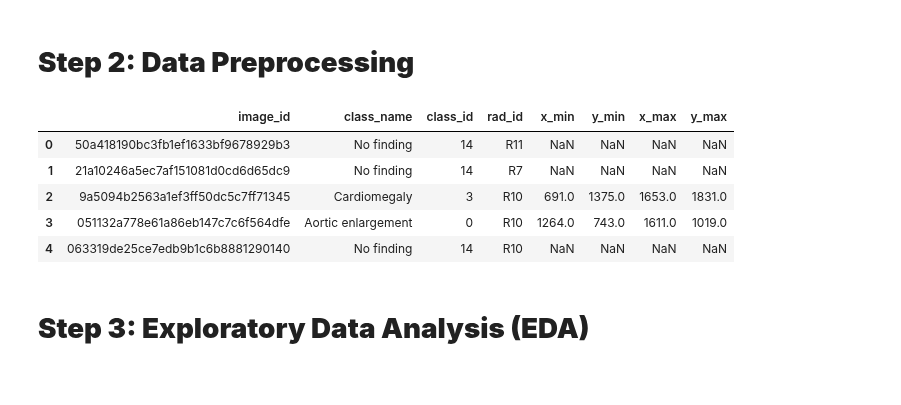
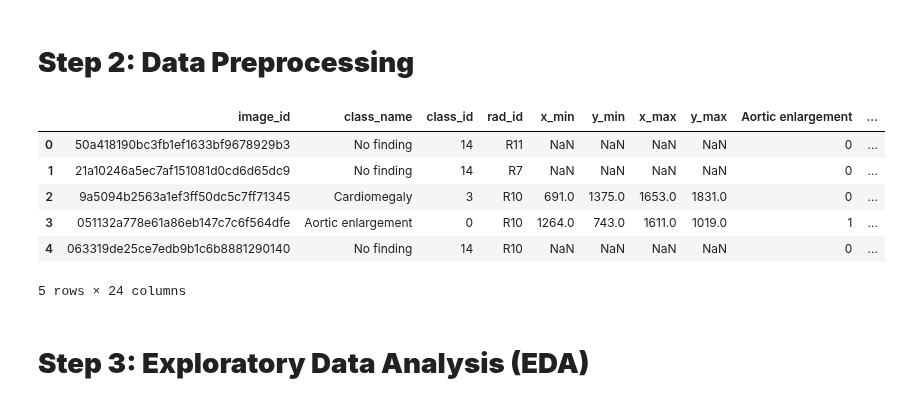
Before and after one commit to bjorneme/master_thesis, a Jupyter notebook: EDA/EDA_VinDr_CXR.ipynb, the cells around one changed output. Saved outputs shown, nothing was run; the diff lists cells and outputs as text; code cells hidden in the pictures.

Commit message:
Implement label distribution EDA

```diff
--- a/EDA/EDA_VinDr_CXR.ipynb
+++ b/EDA/EDA_VinDr_CXR.ipynb
@@ -36,39 +42,54 @@ disease_labels = [
     "ILD",
     "Infiltration",
     "Lung Opacity",
     "Nodule/Mass",
     "Other lesion",
     "Pleural effusion",
     "Pleural thickening",
     "Pneumothorax",
     "Pulmonary fibrosis"
 ]
 
 def load_labels(csv_path, image_path):
     """
     Loads and preprocesses the labels from the CSV file.
     Maps each image to its corresponding file path and binary labels for each disease.
     """
 
     # Read the CSV file containing labels
     labels_df = pd.read_csv(csv_path)
 
+    # Create binary columns for each disease label
+    for disease in disease_labels:
+        labels_df[disease] = labels_df['class_name'].str.contains(disease).astype(int)
+
+    # Create a binary column for 'No Finding'
+    labels_df['No finding'] = labels_df['class_name'].apply(lambda x: 1 if 'No finding' in x else 0)
+
+    # Map image filenames to their full paths
+    image_paths = glob(os.path.join(image_path, '**', 'images', '*.png'), recursive=True)
+    img_path_dict = {os.path.basename(path): path for path in image_paths}
+
+    # Add the full image path to the dataframe
+    labels_df['Path'] = labels_df['image_id'].map(lambda x:os.path.join('/kaggle/input/vinbigdata-chest-xray-original-png/train', str(x)+'.png'))
+
     return labels_df
 
 # Path to the labels CSV file
 labels_csv_path = os.path.join(EXTRACTED_PATH, 'train.csv')
 
 # Load and preprocess the labels
 labels_df = load_labels(labels_csv_path, EXTRACTED_PATH)
 
 labels_df.head()
 # %% [output]
-|  | image_id | class_name | class_id | rad_id | x_min | y_min | x_max | y_max |
-| 0 | 50a418190bc3fb1ef1633bf9678929b3 | No finding | 14 | R11 | NaN | NaN | NaN | NaN |
-| 1 | 21a10246a5ec7af151081d0cd6d65dc9 | No finding | 14 | R7 | NaN | NaN | NaN | NaN |
-| 2 | 9a5094b2563a1ef3ff50dc5c7ff71345 | Cardiomegaly | 3 | R10 | 691.0 | 1375.0 | 1653.0 | 1831.0 |
-| 3 | 051132a778e61a86eb147c7c6f564dfe | Aortic enlargement | 0 | R10 | 1264.0 | 743.0 | 1611.0 | 1019.0 |
-| 4 | 063319de25ce7edb9b1c6b8881290140 | No finding | 14 | R10 | NaN | NaN | NaN | NaN |
+|  | image_id | class_name | class_id | rad_id | x_min | y_min | x_max | y_max | Aortic enlargement | ... |
+| 0 | 50a418190bc3fb1ef1633bf9678929b3 | No finding | 14 | R11 | NaN | NaN | NaN | NaN | 0 | ... |
+| 1 | 21a10246a5ec7af151081d0cd6d65dc9 | No finding | 14 | R7 | NaN | NaN | NaN | NaN | 0 | ... |
+| 2 | 9a5094b2563a1ef3ff50dc5c7ff71345 | Cardiomegaly | 3 | R10 | 691.0 | 1375.0 | 1653.0 | 1831.0 | 0 | ... |
+| 3 | 051132a778e61a86eb147c7c6f564dfe | Aortic enlargement | 0 | R10 | 1264.0 | 743.0 | 1611.0 | 1019.0 | 1 | ... |
+| 4 | 063319de25ce7edb9b1c6b8881290140 | No finding | 14 | R10 | NaN | NaN | NaN | NaN | 0 | ... |
+5 rows × 24 columns
 # %% [markdown]
 # **Step 3: Exploratory Data Analysis (EDA)**
 # %% [markdown]
```
Also changed, not shown: parts of 3 cells of this notebook, 1 other file.
